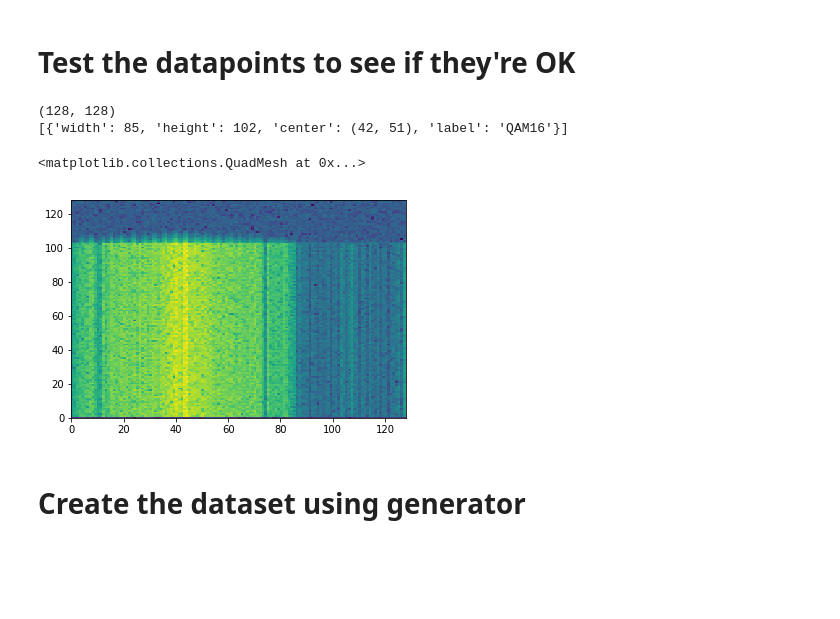
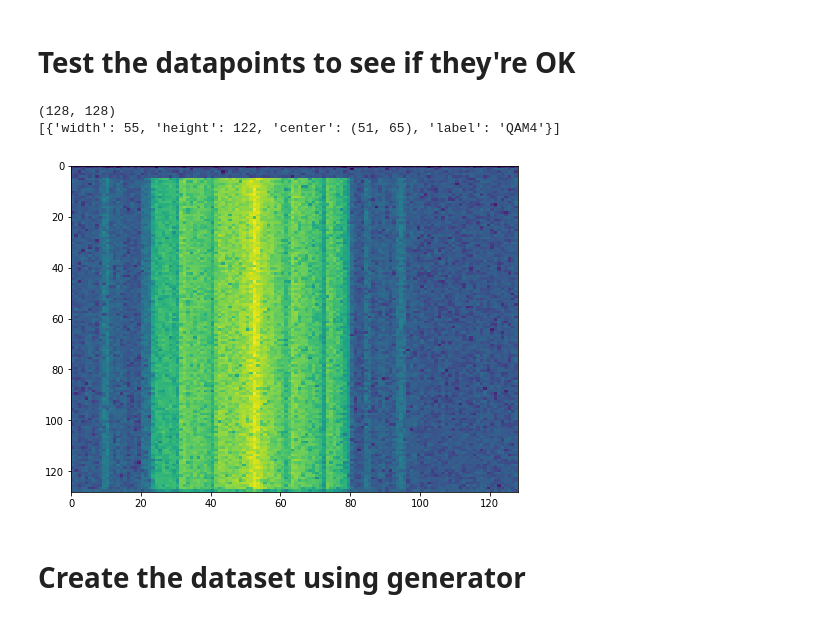
Before and after one commit to peteryej/spectrumproj, a Jupyter notebook: NewSpectrumCNN.ipynb, the cells around one changed output. Cells and saved outputs as stored; diff of their text form; code cells hidden in the pictures; blank space fills up the shorter version.

```diff
--- a/NewSpectrumCNN.ipynb
+++ b/NewSpectrumCNN.ipynb
@@ -60,27 +60,31 @@ Using TensorFlow backend.
 # %%
 import matplotlib.pyplot as plt
 import os
 
 #path = "trainingdataset/"
 path1 = "objects/"
 path2 = "test_objects/"
 
-datapoint = cPickle.load(open(os.path.join(path2,'object_generated0.dat')))
+datapoint = cPickle.load(open(os.path.join(path1,'object_generated500.dat')))
 
 print datapoint['data'][:,:,0].shape
 print datapoint['objects']
 #t = datapoint['segment_t']
 #f = datapoint['sample_f']
 #x = 1024
 #y = 293
 #plt.pcolormesh(t, f, datapoint['data'][:,:,0])
-plt.pcolormesh(np.log((datapoint['data'][:,:,0] ** 2 + datapoint['data'][:,:,1] ** 2) ** .5))
+fig, ax = plt.subplots(1, figsize=(8,6))
+mag = np.log((datapoint['data'][:,:,0] ** 2 + datapoint['data'][:,:,1] ** 2) ** .5)
+ax.imshow(mag, extent=(0, 128, 128, 0), aspect='auto')
+# plt.xlabel('Frequency(MHz)')
+# plt.ylabel('Time(s)')
+plt.show()
 #print datapoint['center']
 # %% [output]
 (128, 128)
-[{'width': 85, 'height': 102, 'center': (42, 51), 'label': 'QAM16'}]
+[{'width': 55, 'height': 122, 'center': (51, 65), 'label': 'QAM4'}]
-<matplotlib.collections.QuadMesh at 0x...>
-[figure, old version]
+[figure, new version]
 # %% [markdown]
 # Create the dataset using generator
 # %%
```
Also changed, not shown: parts of 6 cells of this notebook, 10 other files.
